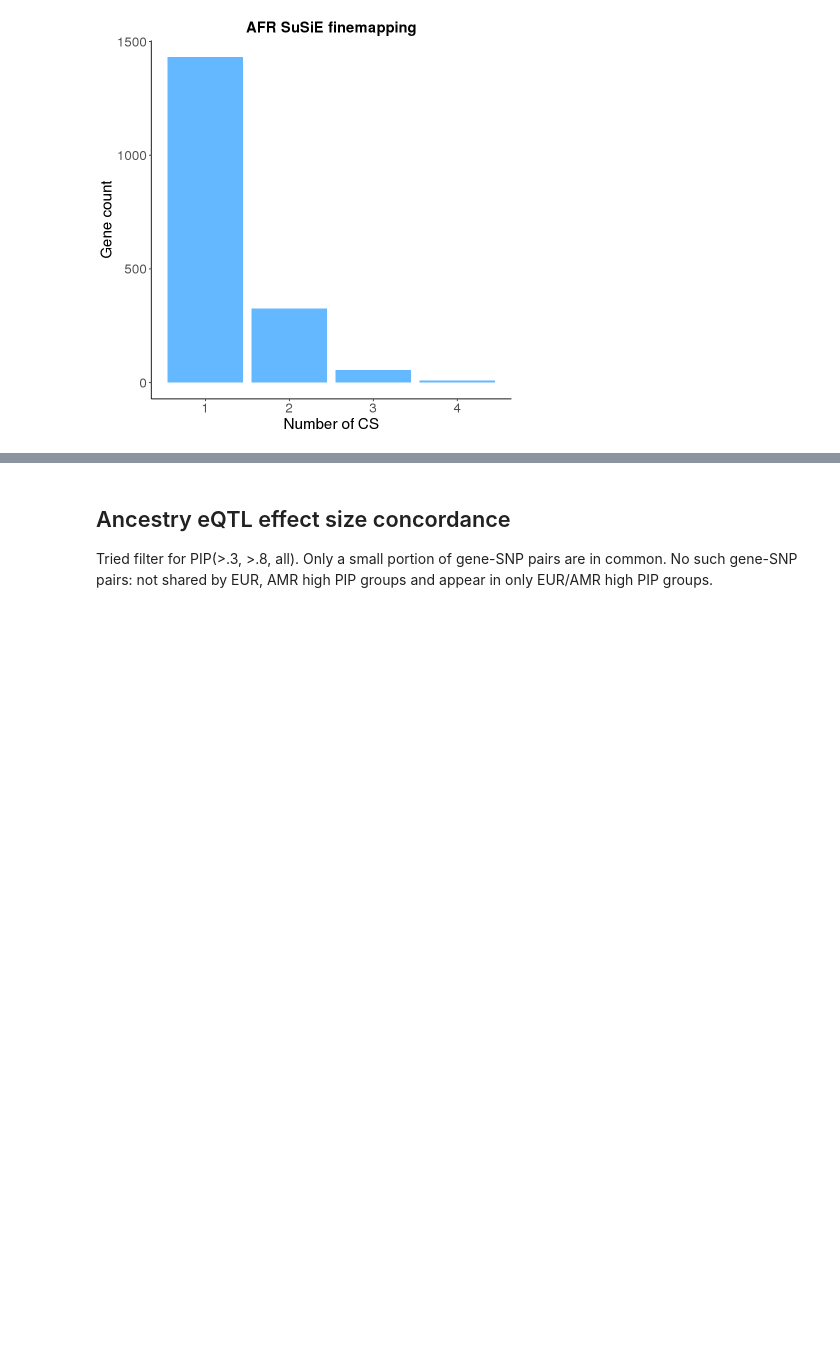
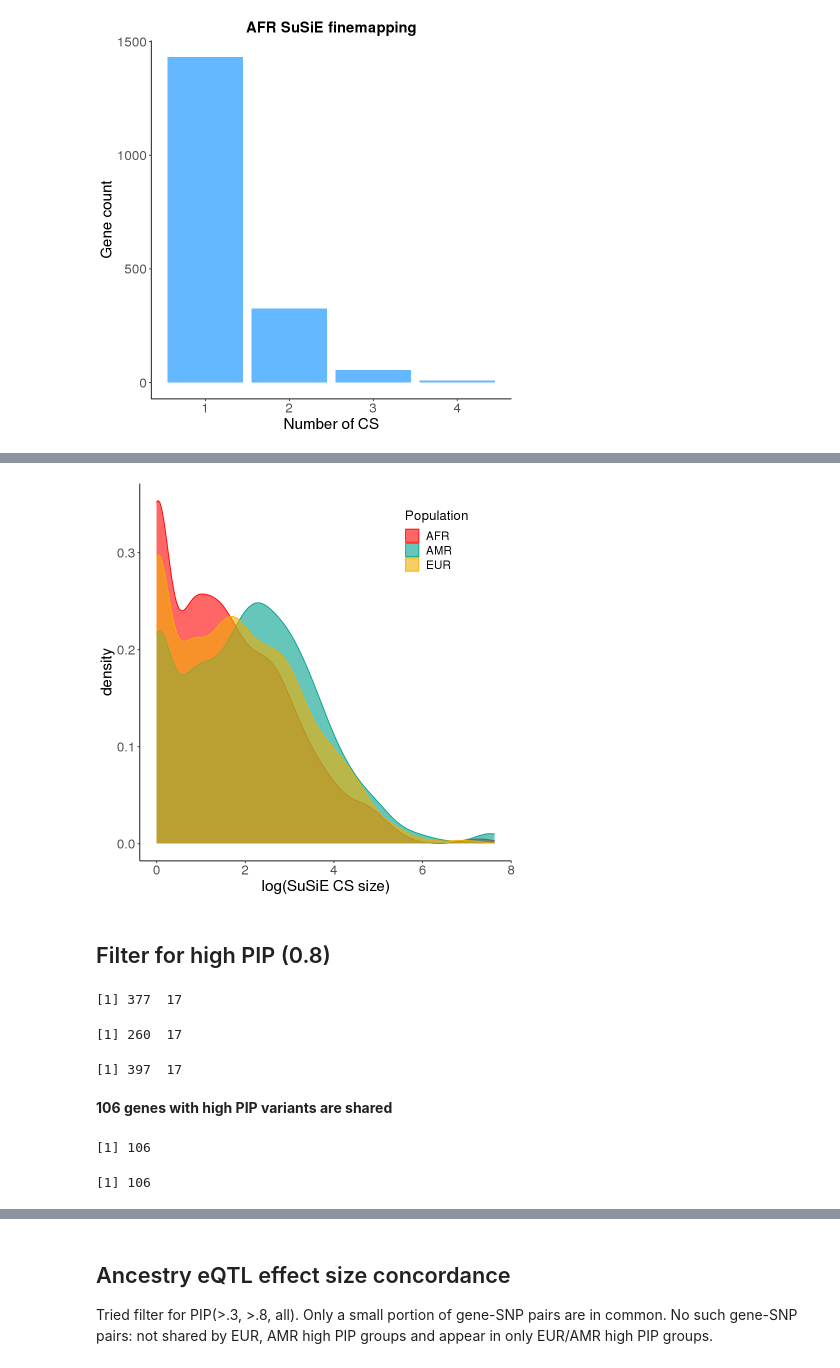
Before and after one commit to gandallab/devBrain_xQTL, a Jupyter notebook: code/04-QTL/cis-eQTL/susie_analysis.ipynb, the cells around one changed output, grey strips where cells are left out. Drawn from its saved outputs; the diff is of its cells as text; code cells hidden in the pictures; blank space fills up the shorter version.

```diff
--- a/code/04-QTL/cis-eQTL/susie_analysis.ipynb
+++ b/code/04-QTL/cis-eQTL/susie_analysis.ipynb
@@ -471,9 +475,10 @@ length(unique(sorted_df_afr$cs_id))
 [1] 2288
 # %%
 # how many CS contain exactly one/two SNP
-cs_id_size_afr <- sorted_df_afr[!duplicated(sorted_df_afr$cs_id),] %>% select(cs_id, cs_size, finemapped_region)
+cs_id_size_afr <- sorted_df_afr[!duplicated(sorted_df_afr$cs_id),] %>% select(phenotype_id, cs_id, cs_size, finemapped_region)
 sum(cs_id_size_afr$cs_size==1)
 sum(cs_id_size_afr$cs_size==2)
+dim(cs_id_size_afr)
 # %% [output]
 [1] 617
 [1] 297
@@ -538,0 +579,28 @@ compare_df$Ancestry <- c(rep("ALL", nrow(cs_id_size_all)),
+# %%
+eur$Population <- "EUR"
+amr$Population <- "AMR"
+afr$Population <- "AFR"
+df <- rbind(eur, amr, afr)
+# %%
+p <- ggplot(df, aes(x = log(cs_size), fill = Population, color = Population)) +
+    geom_density(alpha = .6) +
+    theme_classic() +
+    labs(x = "log(SuSiE CS size)") +
+    scale_fill_manual(values = wes_palette("Darjeeling1")) +
+    scale_color_manual(values = wes_palette("Darjeeling1")) +
+#     scale_fill_brewer(palette = "Set1") +
+#     scale_color_brewer(palette = "Set1") +
+    theme(axis.title = element_text(size = 18),
+          axis.text = element_text(size = 16),
+          legend.title = element_text(size = 16),
+          legend.text = element_text(size = 14),
+          legend.position = c(0.8, 0.85))
+#     geom_vline(xintercept = mean(log(eur$cs_size)),
+#                color = "yellow", linetype = "dashed", size = 1) +
+#     geom_vline(xintercept = mean(log(amr$cs_size)),
+#                color = "green", linetype = "dashed", size = 1) +
+#     geom_vline(xintercept = mean(log(afr$cs_size)),
+#                color = "red", linetype = "dashed", size = 1)
+p
+# %% [output]
+[figure, added]
@@ -538,0 +609,34 @@ compare_df$Ancestry <- c(rep("ALL", nrow(cs_id_size_all)),
+# %% [markdown]
+## Filter for high PIP (0.8)
+# %%
+eur_shared <- sorted_df_eur %>% filter(phenotype_id %in% shared_gene, pip > .8)
+dim(eur_shared)
+amr_shared <- sorted_df_amr %>% filter(phenotype_id %in% shared_gene, pip > .8)
+dim(amr_shared)
+afr_shared <- sorted_df_afr %>% filter(phenotype_id %in% shared_gene, pip > .8)
+dim(afr_shared)
+
+# eur_shared_3 <- sorted_df_eur %>% filter(phenotype_id %in% shared_gene, pip > .3)
+# dim(eur_shared_3)
+# amr_shared_3 <- sorted_df_amr %>% filter(phenotype_id %in% shared_gene, pip > .3)
+# dim(amr_shared_3)
+# afr_shared_3 <- sorted_df_afr %>% filter(phenotype_id %in% shared_gene, pip > .3)
+# dim(afr_shared_3)
+# %% [output]
+[1] 377  17
+[1] 260  17
+[1] 397  17
+# %% [markdown]
+**106 genes with high PIP variants are shared**
+# %%
+shared_gene_pip <- Reduce(intersect, list(eur_shared$phenotype_id, amr_shared$phenotype_id, afr_shared$phenotype_id))
+length(unique(shared_gene_pip))
+# %% [output]
+[1] 106
+# %%
+eur_test <- sorted_df_eur %>% filter(pip > .8)
+amr_test <- sorted_df_amr %>% filter(pip > .8)
+afr_test <- sorted_df_afr %>% filter(pip > .8)
+length(Reduce(intersect, list(eur_test$phenotype_id, amr_test$phenotype_id, afr_test$phenotype_id)))
+# %% [output]
+[1] 106
```
Also changed, not shown: parts of 36 cells of this notebook, 47 other files.
